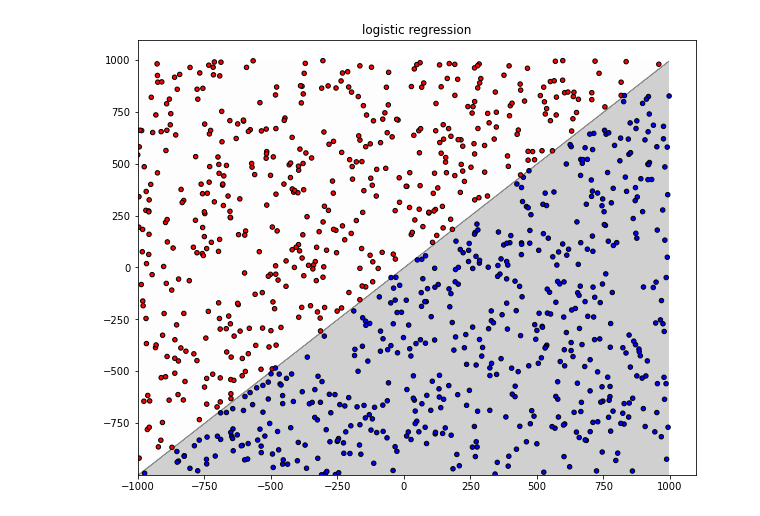
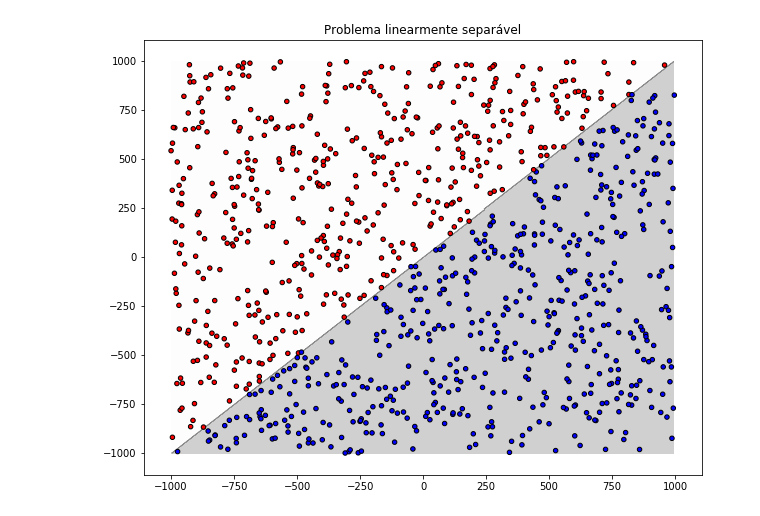
Before and after one commit to LucasLima21/perceptron-redesNeurais2020, a Jupyter notebook: src/secao2_1.ipynb, the cells around one changed output. Saved outputs shown, nothing was run; the diff lists cells and outputs as text; code cells hidden in the pictures.

```diff
--- a/src/secao2_1.ipynb
+++ b/src/secao2_1.ipynb
@@ -57,24 +72,24 @@ Vetor de Pesos no final:  [ 3.233848e+02 -3.231958e+02  2.194000e-01]
 # %%
 x_min, x_max = X[:, 0].min() - 0.1, X[:, 0].max() + 0.1
 y_min, y_max = X[:, 1].min() - 0.1, X[:, 1].max() + 0.1
 xx, yy = np.meshgrid(np.arange(x_min, x_max, 5),
                      np.arange(y_min, y_max, 5))
 
 f, axarr = plt.subplots(1, 1, sharex='col', sharey='row', figsize=(10, 8))
 color = np.where(y == 0, 'r', 'b')
 
 for idx, clf, tt in zip([[0,0]],
                         [n],
-                        ['logistic regression']):
+                        ['Problema linearmente separável']):
 
     Z = clf.predict(np.c_[xx.ravel(), yy.ravel()])
     Z = np.array(Z)
     Z = Z.reshape(xx.shape)
 
     axarr.contourf(xx, yy, Z, alpha=0.2,cmap='Greys')
     axarr.scatter(X[:, 0], X[:, 1], c=color, s=20, edgecolor='k',cmap='Greys')
     axarr.set_title(tt)
 
 plt.show()
 # %% [output]
-[figure, old version]
+[figure, new version]
```
Also changed, not shown: parts of 7 cells of this notebook, 4 other files.
